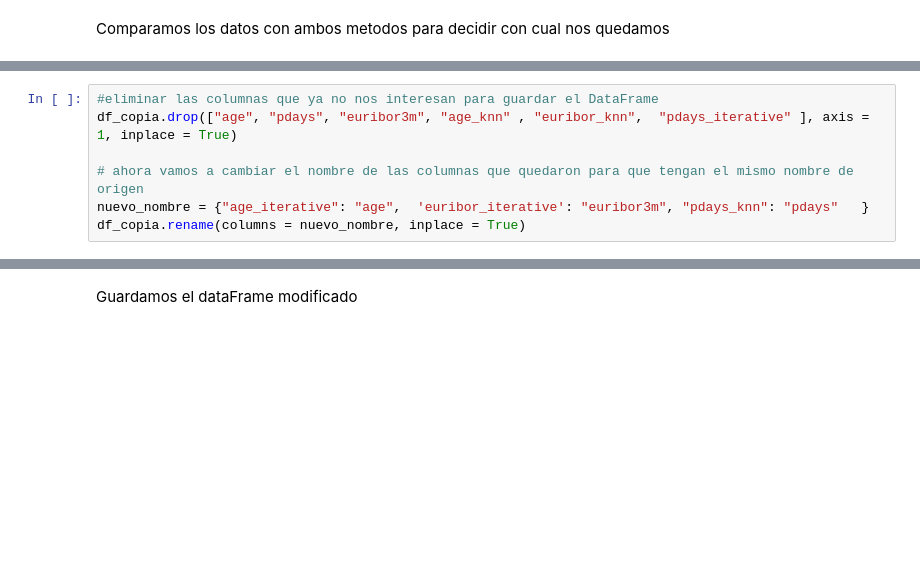
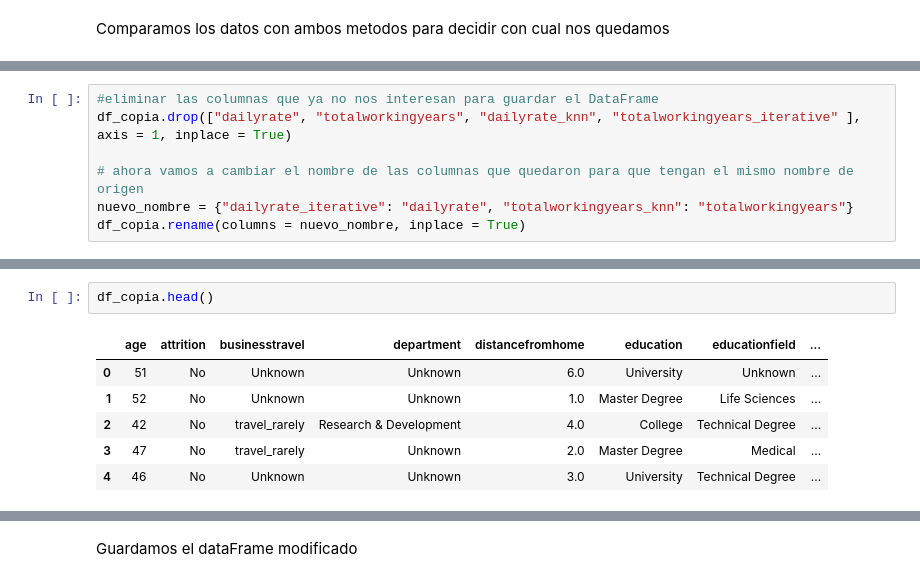
Before and after one commit to Adalab/https-github.com-Adalab-proyecto-da-promo-F-modulo-3-team-5, a Jupyter notebook: orden_gestion_nulos.ipynb, the cells around one changed output, grey strips where cells are left out. Drawn from its saved outputs; the diff is of its cells as text; blank space fills up the shorter version.

```diff
--- a/orden_gestion_nulos.ipynb
+++ b/orden_gestion_nulos.ipynb
@@ -320,7 +330,7 @@ df_copia.describe()[["age","age_iterative", "age_knn", "pdays", "pdays_iterative
 # %%
 #eliminar las columnas que ya no nos interesan para guardar el DataFrame
-df_copia.drop(["age", "pdays", "euribor3m", "age_knn" , "euribor_knn",  "pdays_iterative" ], axis = 1, inplace = True)
+df_copia.drop(["dailyrate", "totalworkingyears", "dailyrate_knn", "totalworkingyears_iterative" ], axis = 1, inplace = True)
 
 # ahora vamos a cambiar el nombre de las columnas que quedaron para que tengan el mismo nombre de origen
-nuevo_nombre = {"age_iterative": "age",  'euribor_iterative': "euribor3m", "pdays_knn": "pdays"   }
+nuevo_nombre = {"dailyrate_iterative": "dailyrate", "totalworkingyears_knn": "totalworkingyears"}
 df_copia.rename(columns = nuevo_nombre, inplace = True)
@@ -326,0 +363,9 @@ df_copia.rename(columns = nuevo_nombre, inplace = True)
+# %%
+df_copia.head()
+# %% [output]
+|  | age | attrition | businesstravel | department | distancefromhome | education | educationfield | ... |
+| 0 | 51 | No | Unknown | Unknown | 6.0 | University | Unknown | ... |
+| 1 | 52 | No | Unknown | Unknown | 1.0 | Master Degree | Life Sciences | ... |
+| 2 | 42 | No | travel_rarely | Research & Development | 4.0 | College | Technical Degree | ... |
+| 3 | 47 | No | travel_rarely | Unknown | 2.0 | Master Degree | Medical | ... |
+| 4 | 46 | No | Unknown | Unknown | 3.0 | University | Technical Degree | ... |
```
Also changed, not shown: parts of 28 cells of this notebook, 3 other files.
